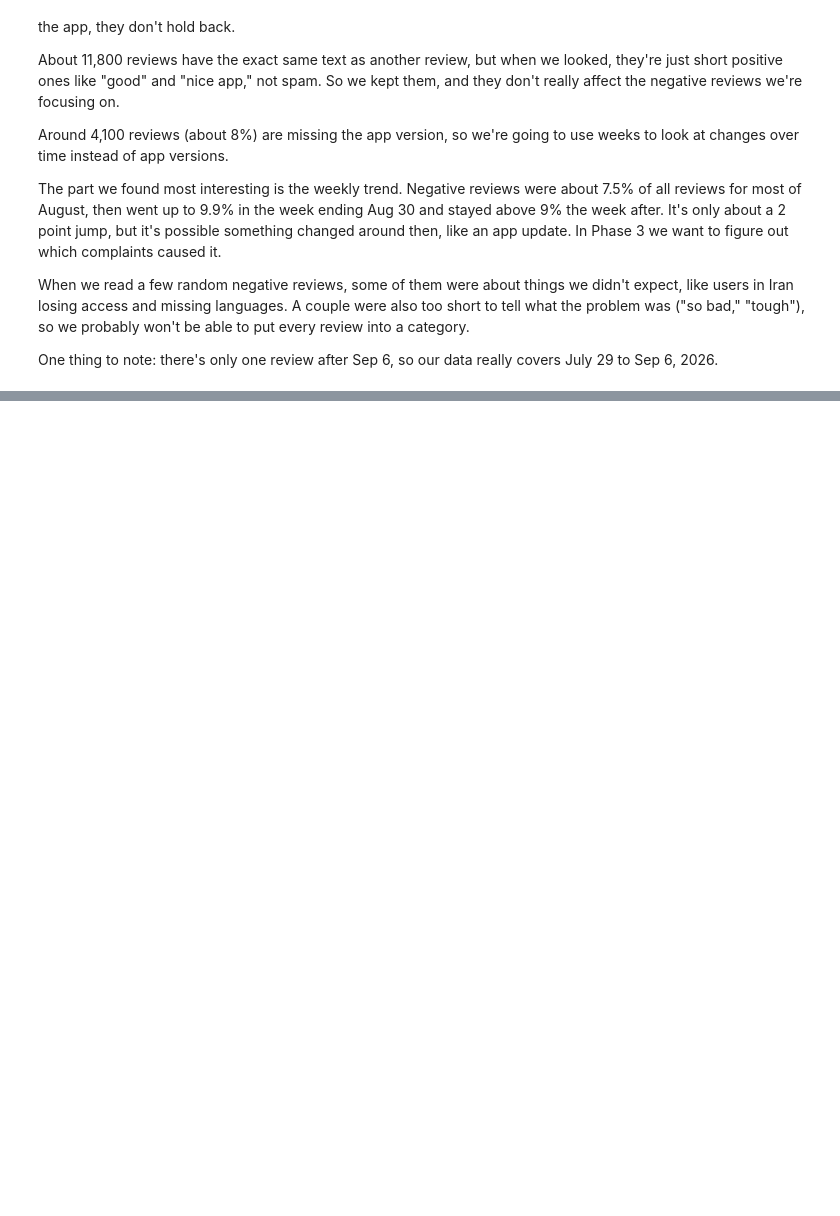
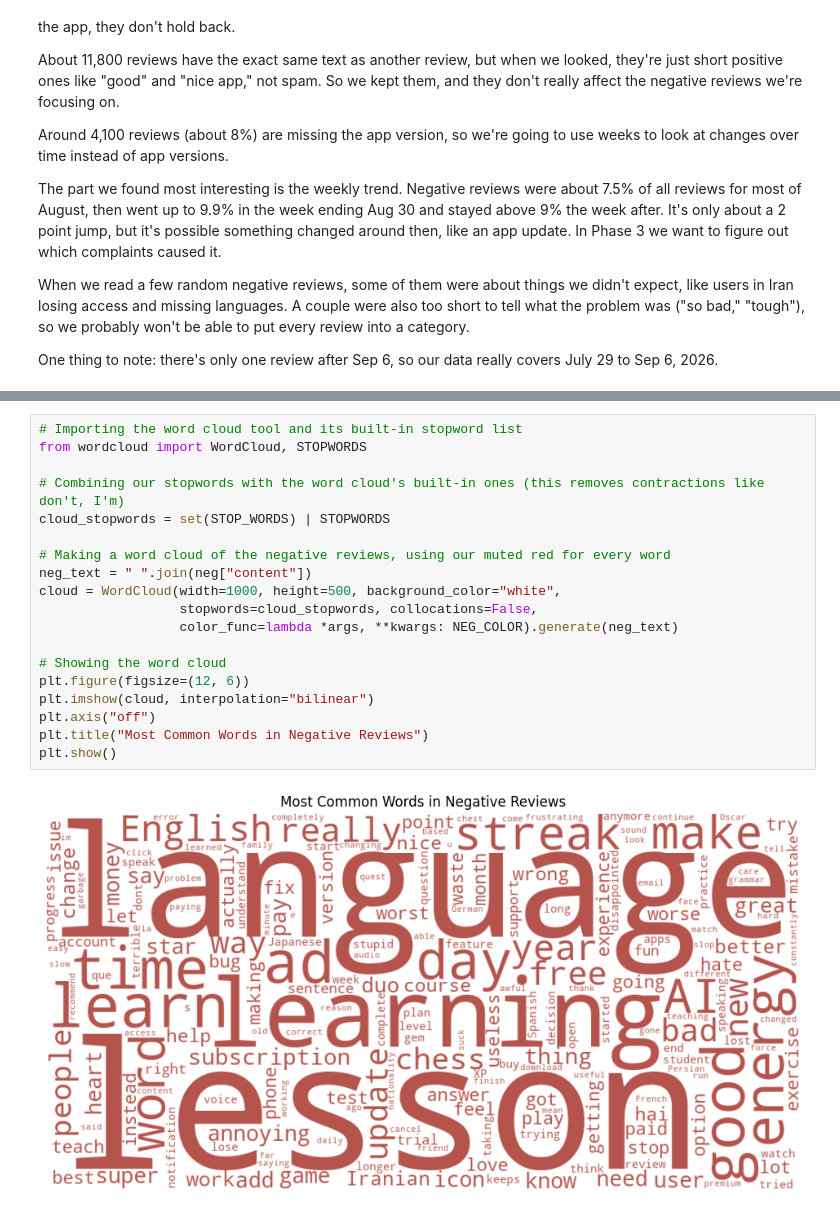
Before and after one commit to Teenna-Pachika/info4360-duolingo-reviews, a Jupyter notebook: notebooks/01_exploration_keywords_claude.ipynb, the cells around one changed output, grey strips where cells are left out. Saved outputs shown, nothing was run; the diff lists cells and outputs as text; blank space fills up the shorter version.

```diff
--- a/notebooks/01_exploration_keywords_claude.ipynb
+++ b/notebooks/01_exploration_keywords_claude.ipynb
@@ -212,0 +318,21 @@ One thing to note: there's only one review after Sep 6, so our data really cover
+# %%
+# Importing the word cloud tool and its built-in stopword list
+from wordcloud import WordCloud, STOPWORDS
+
+# Combining our stopwords with the word cloud's built-in ones (this removes contractions like don't, I'm)
+cloud_stopwords = set(STOP_WORDS) | STOPWORDS
+
+# Making a word cloud of the negative reviews, using our muted red for every word
+neg_text = " ".join(neg["content"])
+cloud = WordCloud(width=1000, height=500, background_color="white",
+                  stopwords=cloud_stopwords, collocations=False,
+                  color_func=lambda *args, **kwargs: NEG_COLOR).generate(neg_text)
+
+# Showing the word cloud
+plt.figure(figsize=(12, 6))
+plt.imshow(cloud, interpolation="bilinear")
+plt.axis("off")
+plt.title("Most Common Words in Negative Reviews")
+plt.show()
+# %% [output]
+[figure, added]
```
Also changed, not shown: parts of 6 cells of this notebook.
